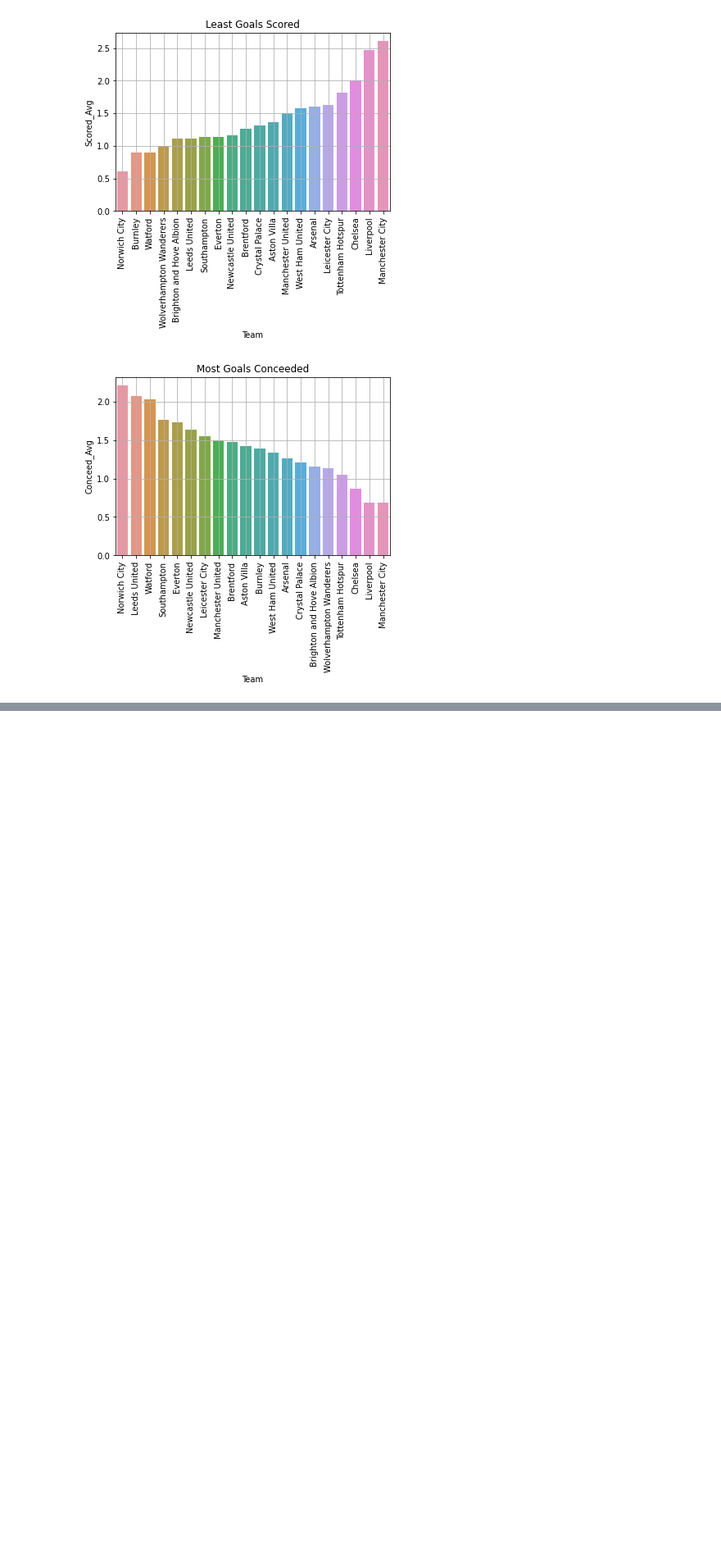
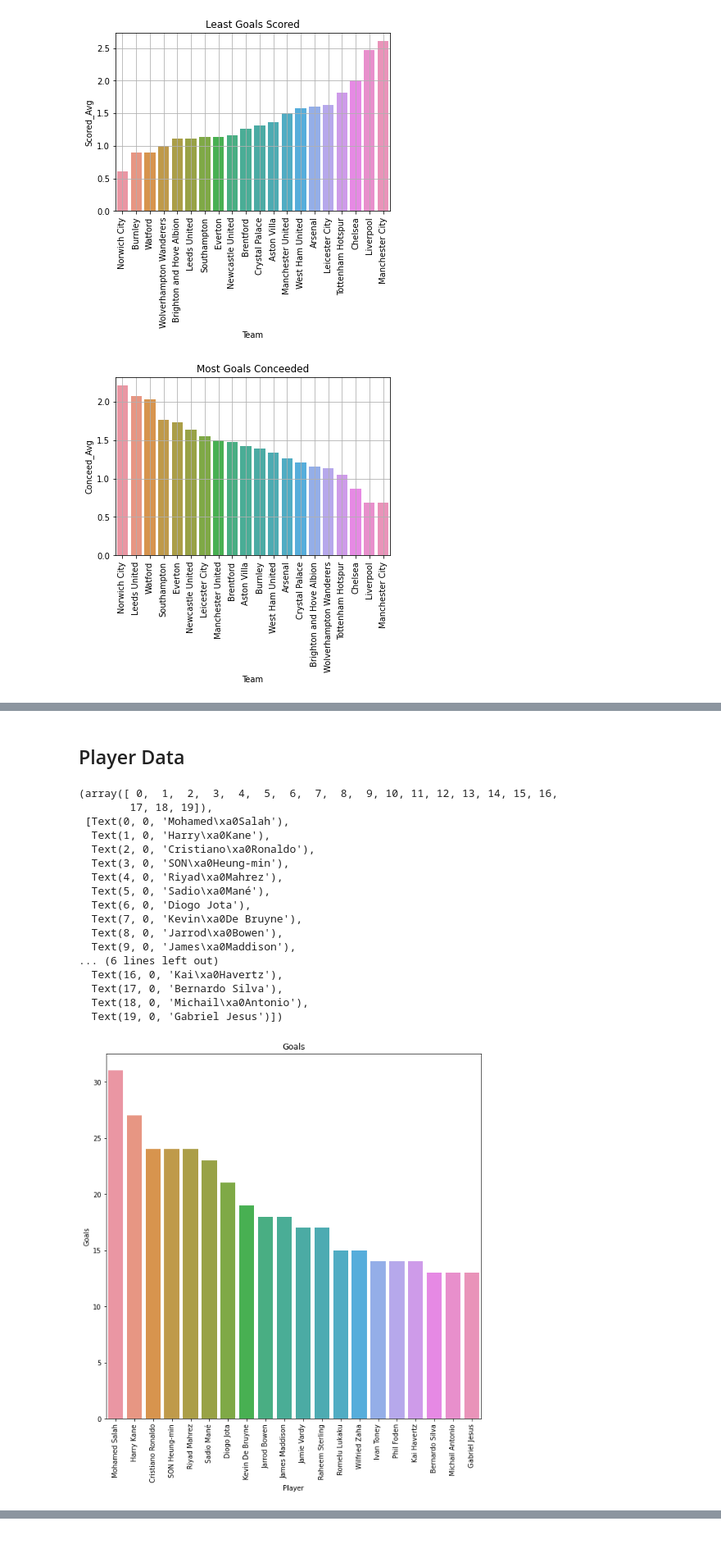
Before and after one commit to johnm2102/EPL_analysis, a Jupyter notebook: eda_prem_general.ipynb, the cells around one changed output, grey strips where cells are left out. Shown at 82% size. Saved outputs shown, nothing was run; the diff lists cells and outputs as text; code cells hidden in the pictures; blank space fills up the shorter version.

```diff
--- a/eda.ipynb
+++ b/eda_prem_general.ipynb
@@ -233,0 +280,26 @@ plt.show()
+# %% [markdown]
+## Player Data
+# %%
+#Top 20 Players(Goals w. Pens)
+plt.figure(figsize=(10, 10))
+sns.barplot(x='Player',y='Goals',data=player_stats,order=player_stats.sort_values('Goals',ascending=False).head(20).Player).set_title('Goals')
+plt.xticks(rotation=90)
+# %% [output]
+(array([ 0,  1,  2,  3,  4,  5,  6,  7,  8,  9, 10, 11, 12, 13, 14, 15, 16,
+        17, 18, 19]),
+ [Text(0, 0, 'Mohamed\xa0Salah'),
+  Text(1, 0, 'Harry\xa0Kane'),
+  Text(2, 0, 'Cristiano\xa0Ronaldo'),
+  Text(3, 0, 'SON\xa0Heung-min'),
+  Text(4, 0, 'Riyad\xa0Mahrez'),
+  Text(5, 0, 'Sadio\xa0Mané'),
+  Text(6, 0, 'Diogo Jota'),
+  Text(7, 0, 'Kevin\xa0De Bruyne'),
+  Text(8, 0, 'Jarrod\xa0Bowen'),
+  Text(9, 0, 'James\xa0Maddison'),
+... (6 lines left out)
+  Text(16, 0, 'Kai\xa0Havertz'),
+  Text(17, 0, 'Bernardo Silva'),
+  Text(18, 0, 'Michail\xa0Antonio'),
+  Text(19, 0, 'Gabriel Jesus')])
+[figure, added]
```
Also changed, not shown: parts of 13 cells of this notebook, 1 other file.
